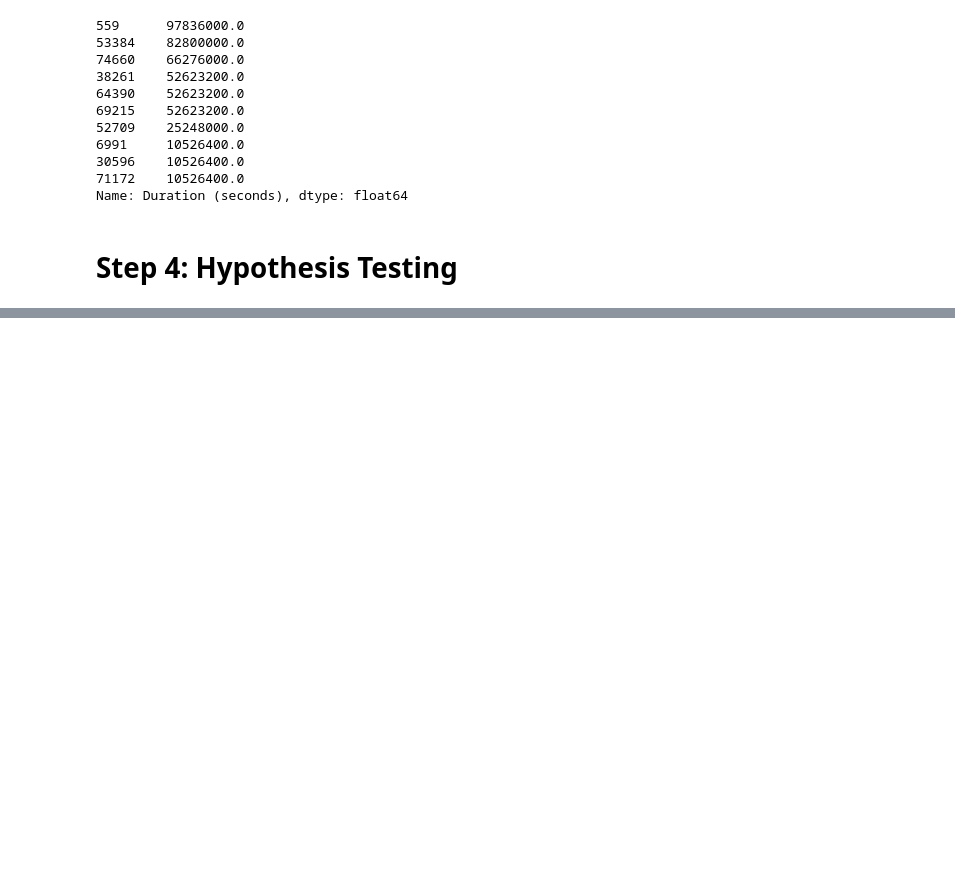
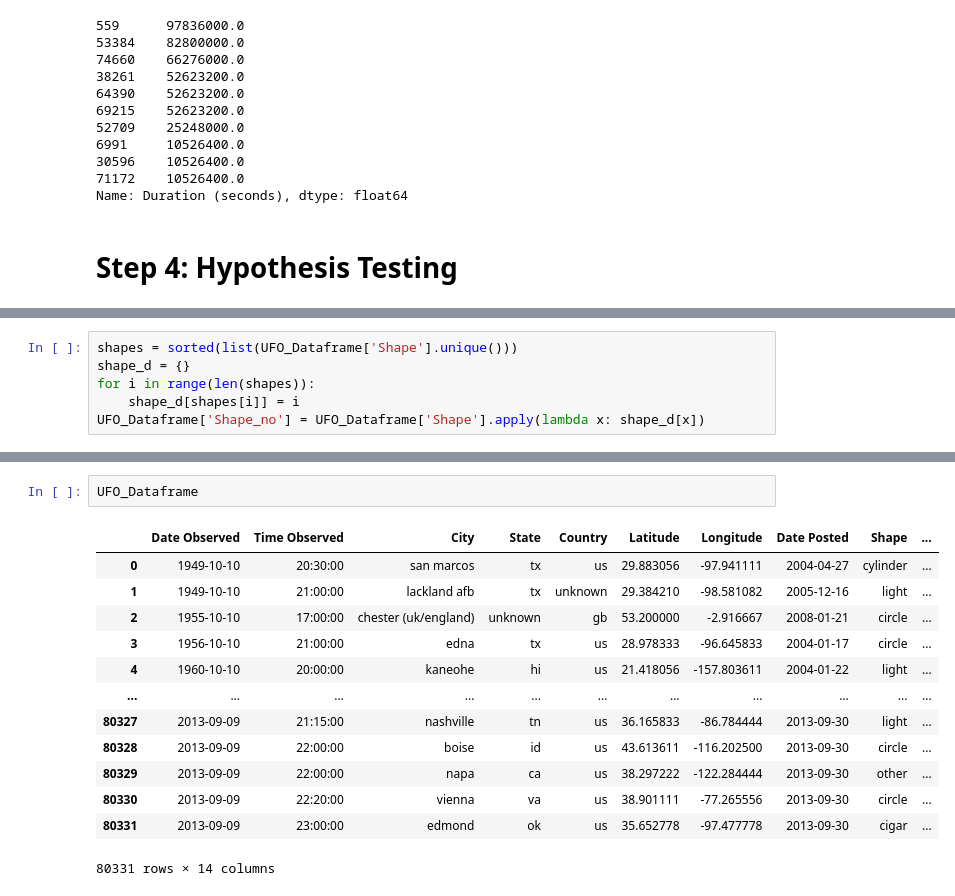
Before and after one commit to riyakukadia/320project, a Jupyter notebook: Final Project.ipynb, the cells around one changed output, grey strips where cells are left out. Cells and saved outputs as stored; diff of their text form; blank space fills up the shorter version.

```diff
--- a/Final Project.ipynb
+++ b/Final Project.ipynb
@@ -317,0 +325,6 @@ Name: Duration (seconds), dtype: float64
+# %%
+shapes = sorted(list(UFO_Dataframe['Shape'].unique()))
+shape_d = {}
+for i in range(len(shapes)):
+    shape_d[shapes[i]] = i
+UFO_Dataframe['Shape_no'] = UFO_Dataframe['Shape'].apply(lambda x: shape_d[x])
@@ -317,0 +349,16 @@ Name: Duration (seconds), dtype: float64
+# %%
+UFO_Dataframe
+# %% [output]
+|  | Date Observed | Time Observed | City | State | Country | Latitude | Longitude | Date Posted | Shape | ... |
+| 0 | 1949-10-10 | 20:30:00 | san marcos | tx | us | 29.883056 | -97.941111 | 2004-04-27 | cylinder | ... |
+| 1 | 1949-10-10 | 21:00:00 | lackland afb | tx | unknown | 29.384210 | -98.581082 | 2005-12-16 | light | ... |
+| 2 | 1955-10-10 | 17:00:00 | chester (uk/england) | unknown | gb | 53.200000 | -2.916667 | 2008-01-21 | circle | ... |
+| 3 | 1956-10-10 | 21:00:00 | edna | tx | us | 28.978333 | -96.645833 | 2004-01-17 | circle | ... |
+| 4 | 1960-10-10 | 20:00:00 | kaneohe | hi | us | 21.418056 | -157.803611 | 2004-01-22 | light | ... |
+| ... | ... | ... | ... | ... | ... | ... | ... | ... | ... | ... |
+| 80327 | 2013-09-09 | 21:15:00 | nashville | tn | us | 36.165833 | -86.784444 | 2013-09-30 | light | ... |
+| 80328 | 2013-09-09 | 22:00:00 | boise | id | us | 43.613611 | -116.202500 | 2013-09-30 | circle | ... |
+| 80329 | 2013-09-09 | 22:00:00 | napa | ca | us | 38.297222 | -122.284444 | 2013-09-30 | other | ... |
+| 80330 | 2013-09-09 | 22:20:00 | vienna | va | us | 38.901111 | -77.265556 | 2013-09-30 | circle | ... |
+| 80331 | 2013-09-09 | 23:00:00 | edmond | ok | us | 35.652778 | -97.477778 | 2013-09-30 | cigar | ... |
+80331 rows × 14 columns
```
Also changed, not shown: parts of 7 cells of this notebook, 3 other files.
